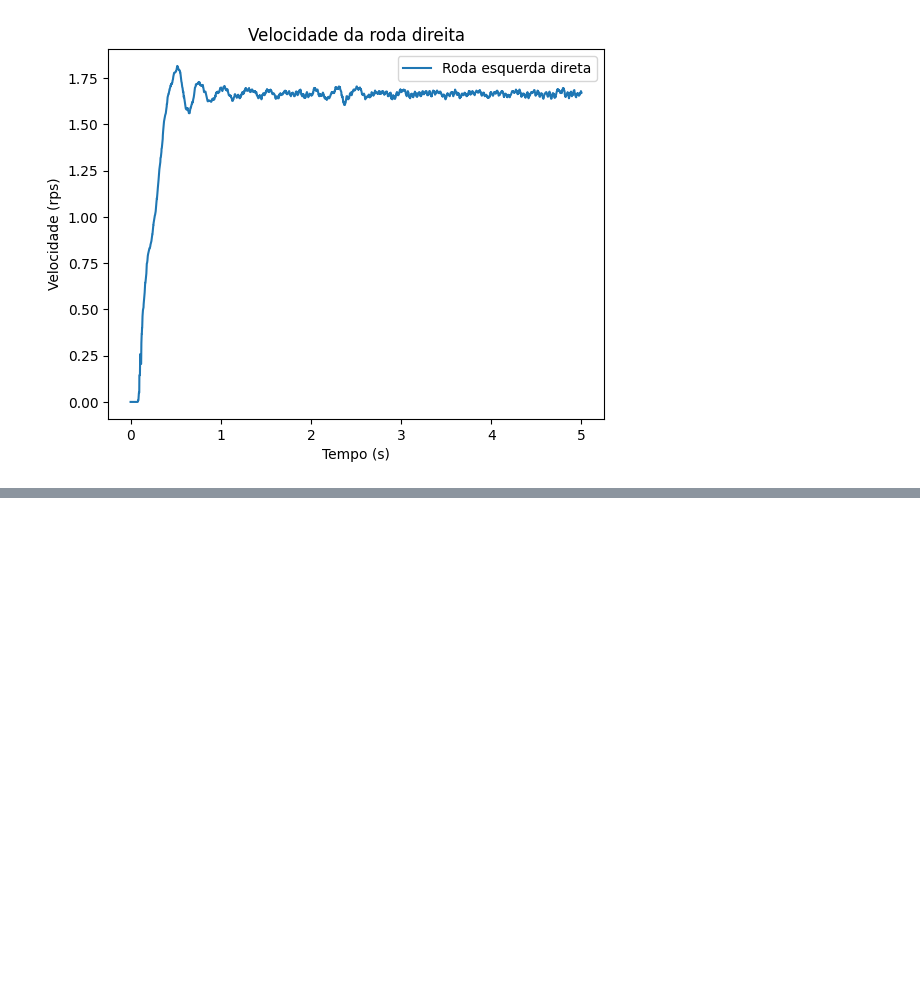
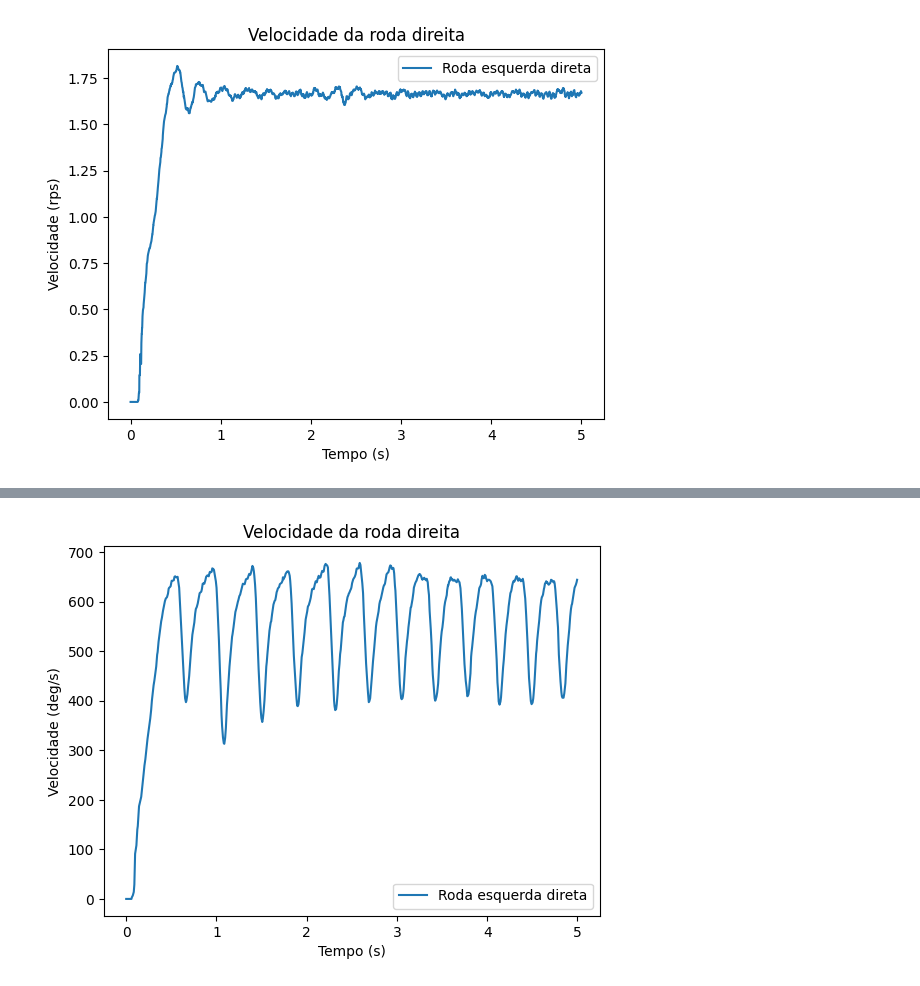
Before and after one commit to BrendonSouza/PID_TCC, a Jupyter notebook: analise_velocidade.ipynb, the cells around one changed output, grey strips where cells are left out. Saved outputs shown, nothing was run; the diff lists cells and outputs as text; code cells hidden in the pictures; blank space fills up the shorter version.

Commit message:
Testes do controlador  P para ambos os motores, como geração dos dados

```diff
--- a/analise_velocidade.ipynb
+++ b/analise_velocidade.ipynb
@@ -307,0 +308,45 @@ plt.show()
+# %%
+with open('velocidades_direita_P.txt', 'r') as f:
+    linesDireita_P = f.readlines()
+
+
+with open('velocidades_esquerda_P.txt', 'r') as f:
+    linesEsquerda_P = f.readlines()
+
+velocidades_direita_P = []
+tempos_direita_P = []
+velocidades_esquerda_P = []
+tempos_esquerda_P = []
+
+for line in linesDireita_P:
+    data = json.loads(line)
+    velocidades_direita_P.append(data['rpm'])
+    tempos_direita_P.append(data['time'])
+
+for line in linesEsquerda_P:
+    data = json.loads(line)
+    velocidades_esquerda_P.append(data['rpm'])
+    tempos_esquerda_P.append(data['time'])
+
+# converte todos os dados de velocidade para deg/s
+velocidades_direita_P = np.array(velocidades_direita_P)
+velocidades_esquerda_P = np.array(velocidades_esquerda_P)
+
+
+# calcula a media das velocidades
+media_velocidades_direita_P = np.median(velocidades_direita_P)
+media_velocidades_esquerda_P = np.median(velocidades_esquerda_P)
+
+#plota o grafico de velocidade em funcao do tempo da roda direita P e da roda direita
+
+plt.plot(tempos_direita_P, velocidades_direita_P, label='Roda direita direta')
+plt.plot(tempos_esquerda_P, velocidades_esquerda_P, label='Roda esquerda direta')
+
+plt.xlabel('Tempo (s)')
+plt.ylabel('Velocidade (deg/s)')
+plt.title('Velocidade da roda direita')
+plt.legend()
+
+plt.show()
+# %% [output]
+[figure, added]
```
Also changed, not shown: parts of 1 cell of this notebook, 3 other files.
